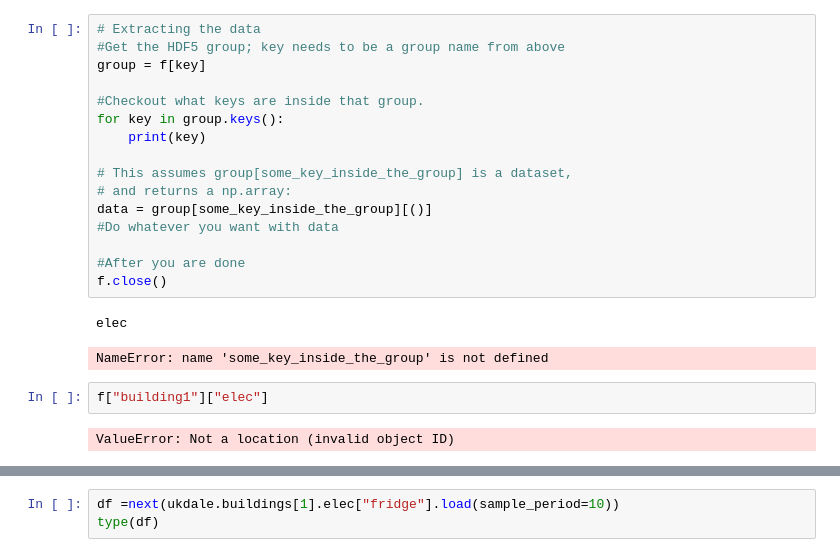
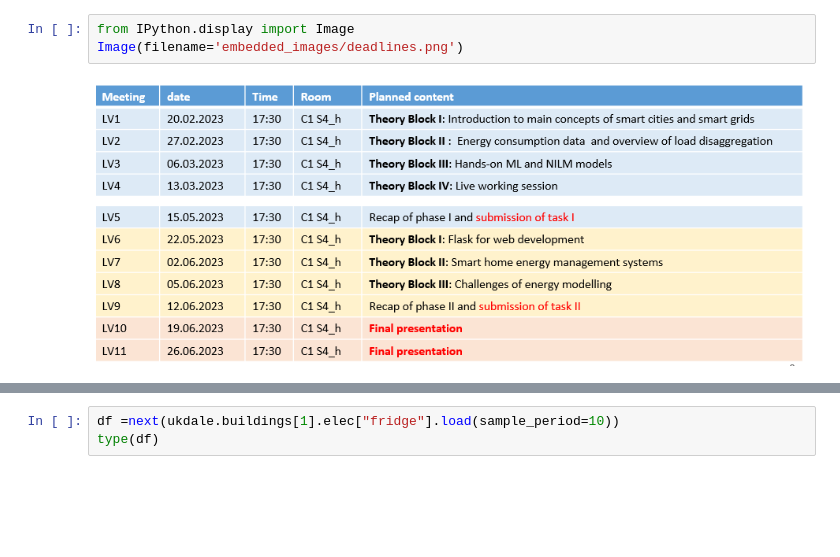
Before and after one commit to daviddeket/smart_meter_predictions, a Jupyter notebook: cs1_project_notebook.ipynb, the cells around one changed output, grey strips where cells are left out. Cells and saved outputs as stored; diff of their text form; blank space fills up the shorter version.

```diff
--- a/cs1_project_notebook.ipynb
+++ b/cs1_project_notebook.ipynb
@@ -30,23 +1,5 @@ building6
-# %%
-# Extracting the data
-#Get the HDF5 group; key needs to be a group name from above
-group = f[key]
-
-#Checkout what keys are inside that group.
-for key in group.keys():
-    print(key)
-
-# This assumes group[some_key_inside_the_group] is a dataset,
-# and returns a np.array:
-data = group[some_key_inside_the_group][()]
-#Do whatever you want with data
-
-#After you are done
-f.close()
-# %% [output]
-elec
-NameError: name 'some_key_inside_the_group' is not defined
-# %%
-f["building1"]["elec"]
-# %% [output]
-ValueError: Not a location (invalid object ID)
+# %%
+from IPython.display import Image
+Image(filename='embedded_images/deadlines.png')
+# %% [output]
+[figure, added]
```
Also changed, not shown: parts of 11 cells of this notebook, 6 other files.
